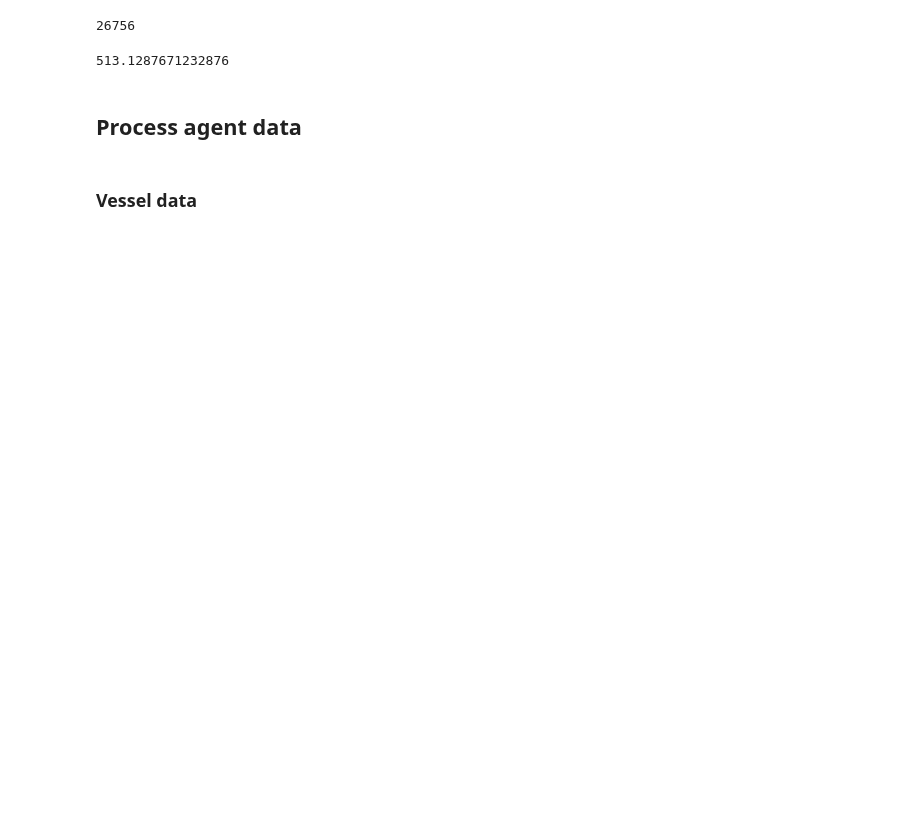
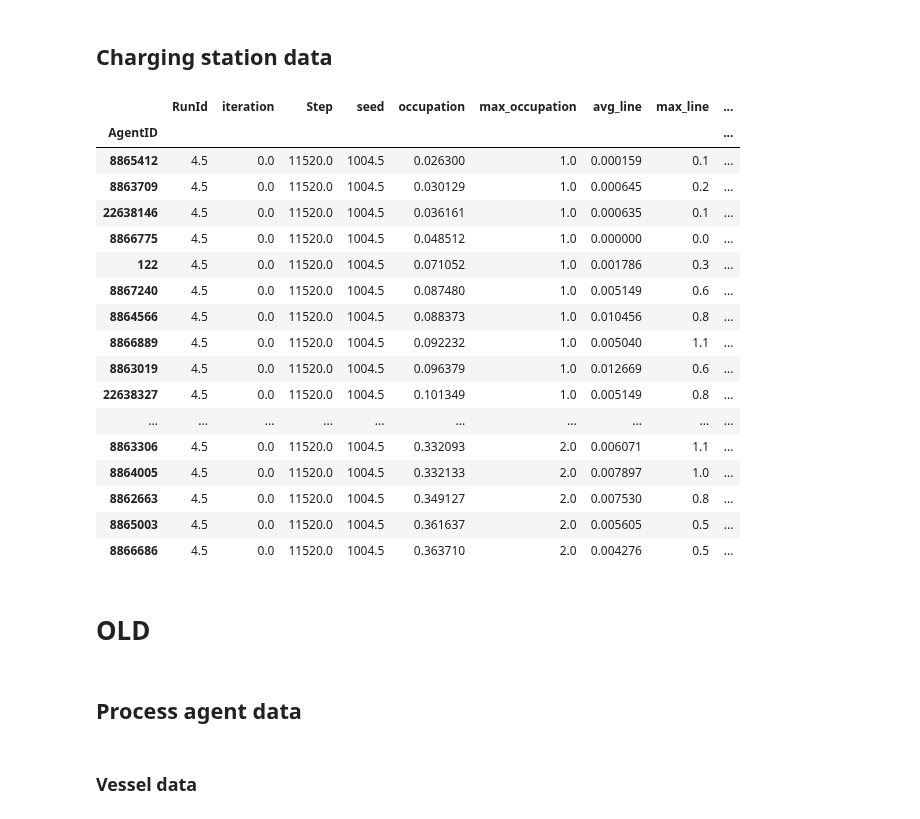
Before and after one commit to fabiandriessen/Thesis, a Jupyter notebook: ABM/own_work/Input_data_test.ipynb, the cells around one changed output. Saved outputs shown, nothing was run; the diff lists cells and outputs as text; code cells hidden in the pictures; blank space fills up the shorter version.

Commit message:
Batchrunner fixed
Batchrun multicore working and dataframes converted

```diff
--- a/ABM/own_work/Input_data_test.ipynb
+++ b/ABM/own_work/Input_data_test.ipynb
@@ -5,3 +5,8 @@ import numpy as np
 import networkx as nx
 import re
 import time
+# %%
+df_ivs = pickle.load(open('data/ivs_exploded_100.p', 'rb'))
+agent_data = pickle.load(open('data/agent_data.p', 'rb'))
+model_data = pickle.load(open('data/model_data.p', 'rb'))
+batch_data = pickle.load(open('data/batch_run_result.p', 'rb'))
@@ -7,0 +32,3 @@ import time
+# %%
+df_batch = pd.DataFrame(batch_data)
+df_batch = df_batch.loc[df_batch.Step>0]
@@ -8 +79,27 @@ import time
+# %% [markdown]
+## Charging station data
+# %%
+df_charging_stations = df_batch.groupby(['AgentID']).mean()
+df_charging_stations.loc[df_charging_stations.charging_stations>0].sort_values('occupation')
+# %% [output]
+|  | RunId | iteration | Step | seed | occupation | max_occupation | avg_line | max_line | ... |
+| AgentID |  |  |  |  |  |  |  |  | ... |
+| 8865412 | 4.5 | 0.0 | 11520.0 | 1004.5 | 0.026300 | 1.0 | 0.000159 | 0.1 | ... |
+| 8863709 | 4.5 | 0.0 | 11520.0 | 1004.5 | 0.030129 | 1.0 | 0.000645 | 0.2 | ... |
+| 22638146 | 4.5 | 0.0 | 11520.0 | 1004.5 | 0.036161 | 1.0 | 0.000635 | 0.1 | ... |
+| 8866775 | 4.5 | 0.0 | 11520.0 | 1004.5 | 0.048512 | 1.0 | 0.000000 | 0.0 | ... |
+| 122 | 4.5 | 0.0 | 11520.0 | 1004.5 | 0.071052 | 1.0 | 0.001786 | 0.3 | ... |
+| 8867240 | 4.5 | 0.0 | 11520.0 | 1004.5 | 0.087480 | 1.0 | 0.005149 | 0.6 | ... |
+| 8864566 | 4.5 | 0.0 | 11520.0 | 1004.5 | 0.088373 | 1.0 | 0.010456 | 0.8 | ... |
+| 8866889 | 4.5 | 0.0 | 11520.0 | 1004.5 | 0.092232 | 1.0 | 0.005040 | 1.1 | ... |
+| 8863019 | 4.5 | 0.0 | 11520.0 | 1004.5 | 0.096379 | 1.0 | 0.012669 | 0.6 | ... |
+| 22638327 | 4.5 | 0.0 | 11520.0 | 1004.5 | 0.101349 | 1.0 | 0.005149 | 0.8 | ... |
+| ... | ... | ... | ... | ... | ... | ... | ... | ... | ... |
+| 8863306 | 4.5 | 0.0 | 11520.0 | 1004.5 | 0.332093 | 2.0 | 0.006071 | 1.1 | ... |
+| 8864005 | 4.5 | 0.0 | 11520.0 | 1004.5 | 0.332133 | 2.0 | 0.007897 | 1.0 | ... |
+| 8862663 | 4.5 | 0.0 | 11520.0 | 1004.5 | 0.349127 | 2.0 | 0.007530 | 0.8 | ... |
+| 8865003 | 4.5 | 0.0 | 11520.0 | 1004.5 | 0.361637 | 2.0 | 0.005605 | 0.5 | ... |
+| 8866686 | 4.5 | 0.0 | 11520.0 | 1004.5 | 0.363710 | 2.0 | 0.004276 | 0.5 | ... |
+# %% [markdown]
+# OLD
 # %%
@@ -24,11 +118,3 @@ model_data = pickle.load(open('data/model_data.p', 'rb'))
-# %%
-df_random.trip_count.sum()
-# %% [output]
-26756
-# %%
-(26756/365)*7
-# %% [output]
-513.1287671232876
 # %% [markdown]
 ## Process agent data
 # %% [markdown]
```
Also changed, not shown: parts of 14 cells of this notebook, 6 other files.
